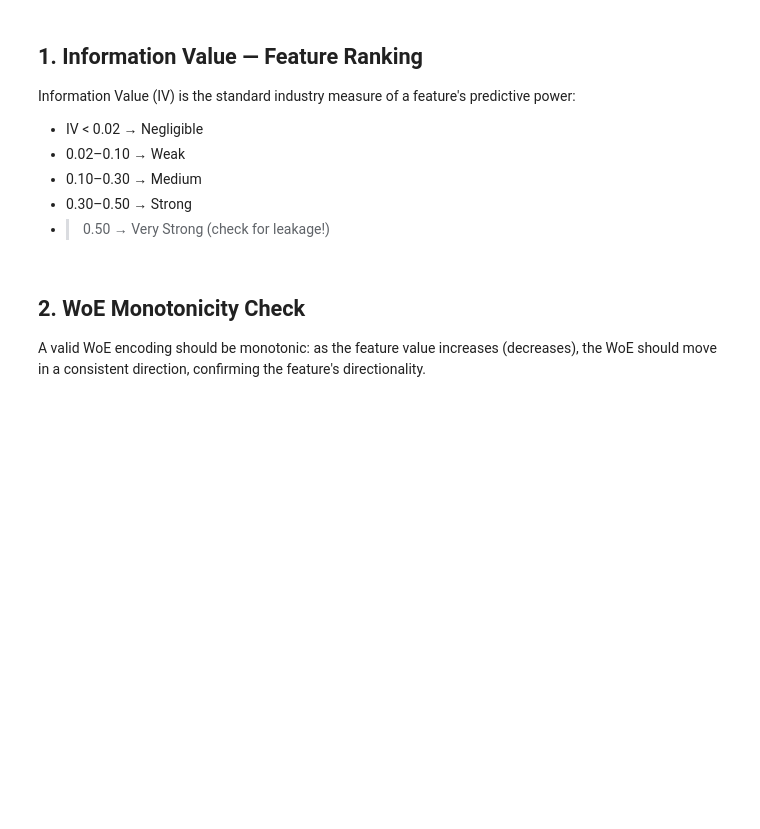
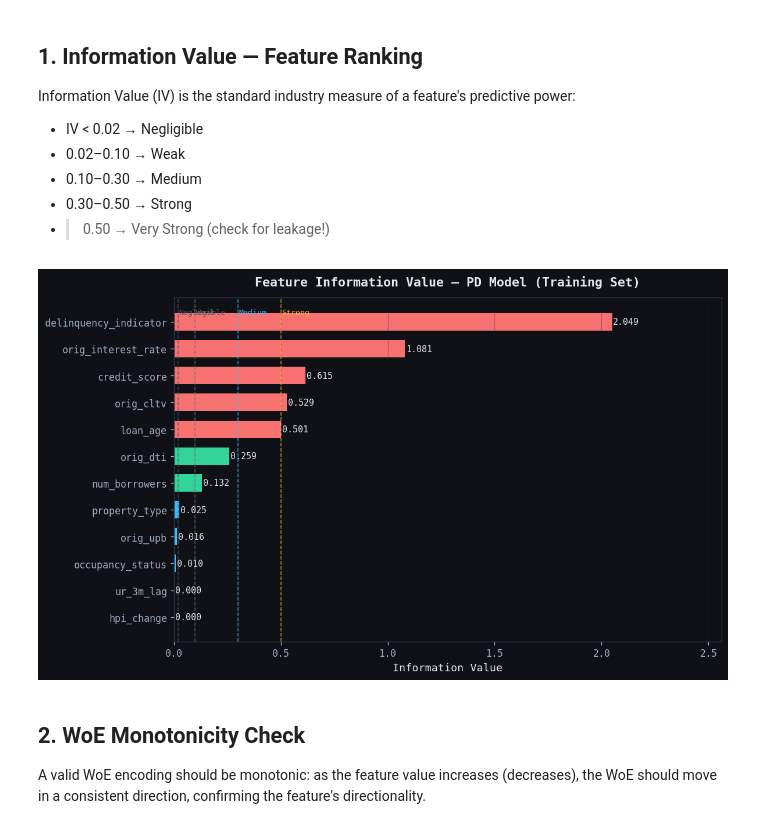
Before and after one commit to MYOUSSF/mortgage-credit-risk, a Jupyter notebook: notebooks/02_PD_Modelling.ipynb, the cells around one changed output. Saved outputs shown, nothing was run; the diff lists cells and outputs as text; code cells hidden in the pictures; blank space fills up the shorter version.

```diff
--- a/notebooks/02_PD_Modelling.ipynb
+++ b/notebooks/02_PD_Modelling.ipynb
@@ -58,6 +66,10 @@ Information Value (IV) is the standard industry measure of a feature's predictiv
 - 0.30–0.50  → Strong
 - > 0.50     → Very Strong (check for leakage!)
 # %%
+figures_dir = Path("data/figures")
+if not figures_dir.exists():
+    figures_dir.mkdir(parents=True)
+
 # Load IV summary produced by 01_data_preprocessing.py
 iv_path = PROC_DIR / "pd_iv_summary.csv"
 
@@ -75,34 +87,36 @@ if iv_path.exists():
 
     fig, ax = plt.subplots(figsize=(10, 6))
     bars = ax.barh(iv_df["feature"], iv_df["iv"], color=colors,
                    edgecolor="none", height=0.65)
 
     # IV threshold lines
     for threshold, label, col in [(0.02, "Negligible", "#4B5563"),
                                    (0.10, "Weak",       "#6B7280"),
                                    (0.30, "Medium",     ACCENT),
                                    (0.50, "Strong",     WARN)]:
         ax.axvline(threshold, color=col, linewidth=1, linestyle="--", alpha=0.7)
         ax.text(threshold + 0.003, len(iv_df) - 0.5, label,
                 color=col, fontsize=8, va="top")
 
     # Value labels
     for bar, (_, row) in zip(bars, iv_df.iterrows()):
         ax.text(bar.get_width() + 0.005, bar.get_y() + bar.get_height()/2,
                 f"{row['iv']:.3f}", va="center", fontsize=9, color="#E2E8F0")
 
     ax.set_xlabel("Information Value", fontsize=11)
     ax.set_title("Feature Information Value — PD Model (Training Set)",
                  fontsize=13, fontweight="bold", pad=12)
     ax.set_xlim(0, iv_df["iv"].max() * 1.25)
     ax.grid(True, axis="x", alpha=0.3)
 
     plt.tight_layout()
-    plt.savefig("data/figures/pd_information_value.png",
+    plt.savefig(figures_dir / "pd_information_value.png",
                 dpi=150, bbox_inches="tight", facecolor="#0F1117")
     plt.show()
 else:
     print("IV summary not found. Run 01_data_preprocessing.py first.")
+# %% [output]
+[figure, added]
 # %% [markdown]
 ## 2. WoE Monotonicity Check
 
```
Also changed, not shown: parts of 3 cells of this notebook, 3 other files.
